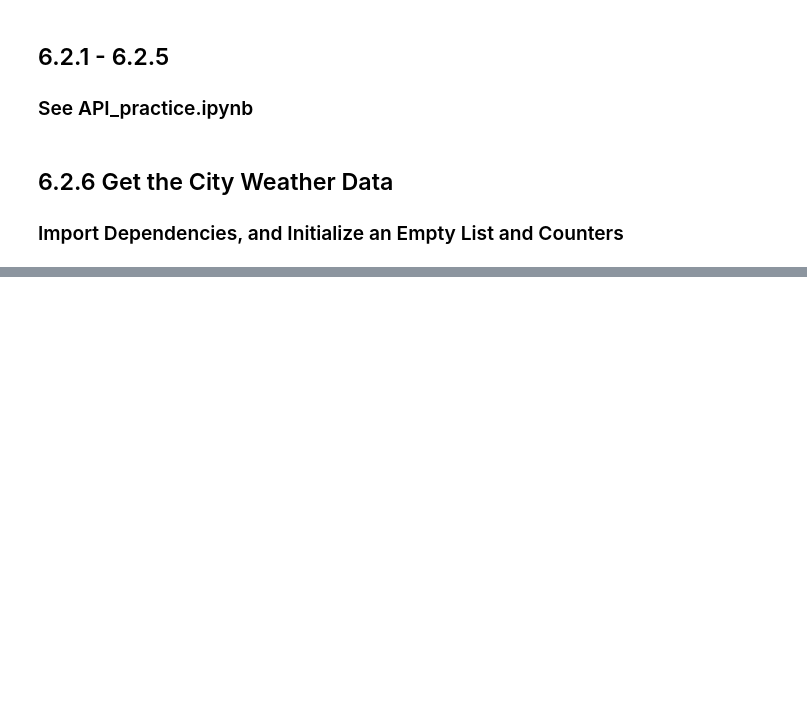
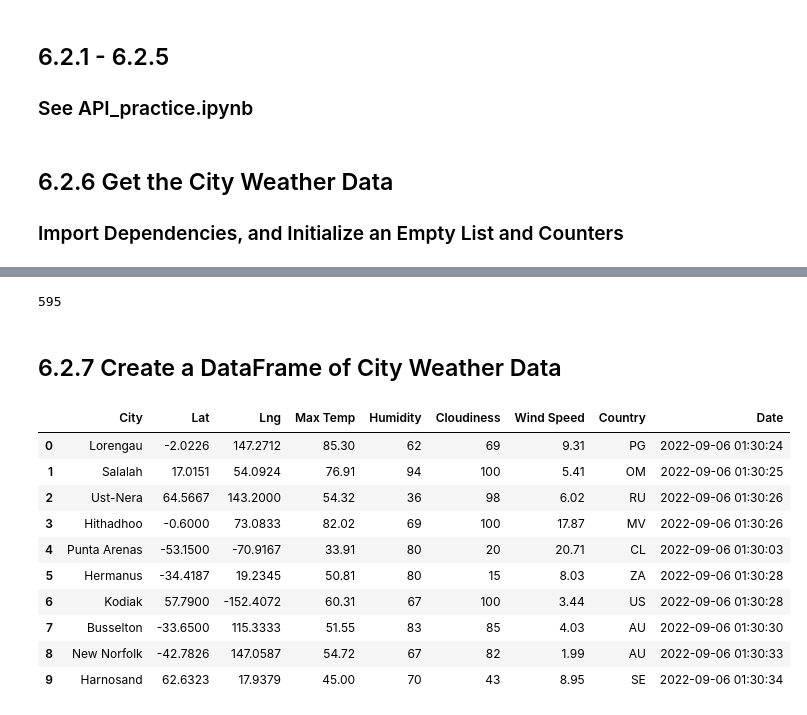
Before and after one commit to stefcenti2022/World_Weather_Analysis, a Jupyter notebook: WeatherPy.ipynb, the cells around one changed output, grey strips where cells are left out. Cells and saved outputs as stored; diff of their text form; code cells hidden in the pictures; blank space fills up the shorter version.

```diff
--- a/WeatherPy.ipynb
+++ b/WeatherPy.ipynb
@@ -69,3 +69,12 @@ len(cities)
 ### Import Dependencies, and Initialize an Empty List and Counters
 # %%
 # Module work from here is in the WeatherPy.ipynb file
+# %%
+# Import the requests library
+import requests
+
+# Import the API key.
+from config import weather_api_key
+
+# Starting URL for Weather Map API Cll.
+url = "http://api.openweathermap.org/data/2.5/weather?units=Imperial&APPID=" + weather_api_key
@@ -71,0 +166,22 @@ len(cities)
+# %%
+len(city_data)
+# %% [output]
+595
+# %% [markdown]
+## 6.2.7 Create a DataFrame of City Weather Data
+# %%
+# Convert the array of dictionaries to a Pandas DataFrame.
+city_data_df = pd.DataFrame(city_data)
+city_data_df.head(10)
+# %% [output]
+|  | City | Lat | Lng | Max Temp | Humidity | Cloudiness | Wind Speed | Country | Date |
+| 0 | Lorengau | -2.0226 | 147.2712 | 85.30 | 62 | 69 | 9.31 | PG | 2022-09-06 01:30:24 |
+| 1 | Salalah | 17.0151 | 54.0924 | 76.91 | 94 | 100 | 5.41 | OM | 2022-09-06 01:30:25 |
+| 2 | Ust-Nera | 64.5667 | 143.2000 | 54.32 | 36 | 98 | 6.02 | RU | 2022-09-06 01:30:26 |
+| 3 | Hithadhoo | -0.6000 | 73.0833 | 82.02 | 69 | 100 | 17.87 | MV | 2022-09-06 01:30:26 |
+| 4 | Punta Arenas | -53.1500 | -70.9167 | 33.91 | 80 | 20 | 20.71 | CL | 2022-09-06 01:30:03 |
+| 5 | Hermanus | -34.4187 | 19.2345 | 50.81 | 80 | 15 | 8.03 | ZA | 2022-09-06 01:30:28 |
+| 6 | Kodiak | 57.7900 | -152.4072 | 60.31 | 67 | 100 | 3.44 | US | 2022-09-06 01:30:28 |
+| 7 | Busselton | -33.6500 | 115.3333 | 51.55 | 83 | 85 | 4.03 | AU | 2022-09-06 01:30:30 |
+| 8 | New Norfolk | -42.7826 | 147.0587 | 54.72 | 67 | 82 | 1.99 | AU | 2022-09-06 01:30:33 |
+| 9 | Harnosand | 62.6323 | 17.9379 | 45.00 | 70 | 43 | 8.95 | SE | 2022-09-06 01:30:34 |
```
Also changed, not shown: parts of 7 cells of this notebook, 2 other files.
